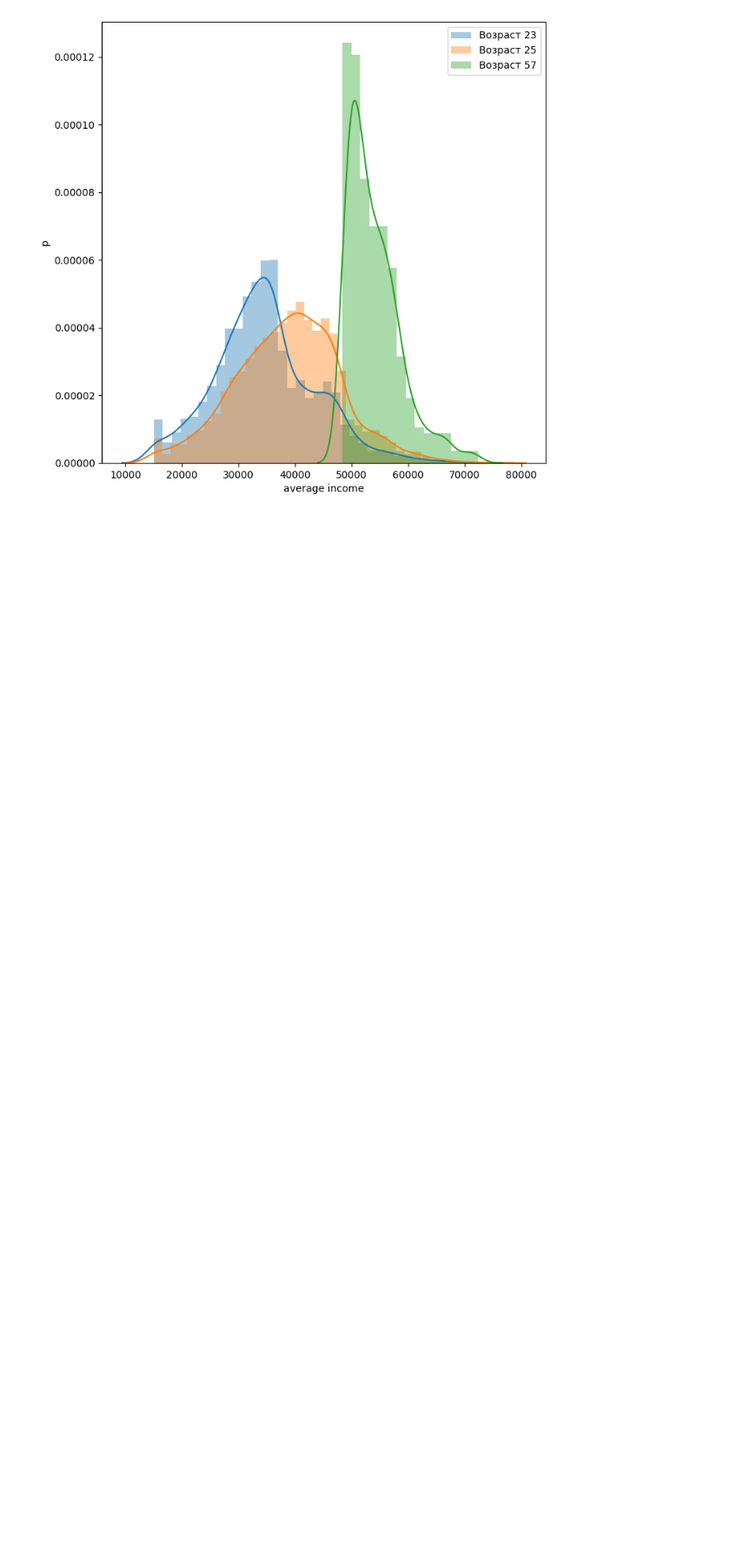
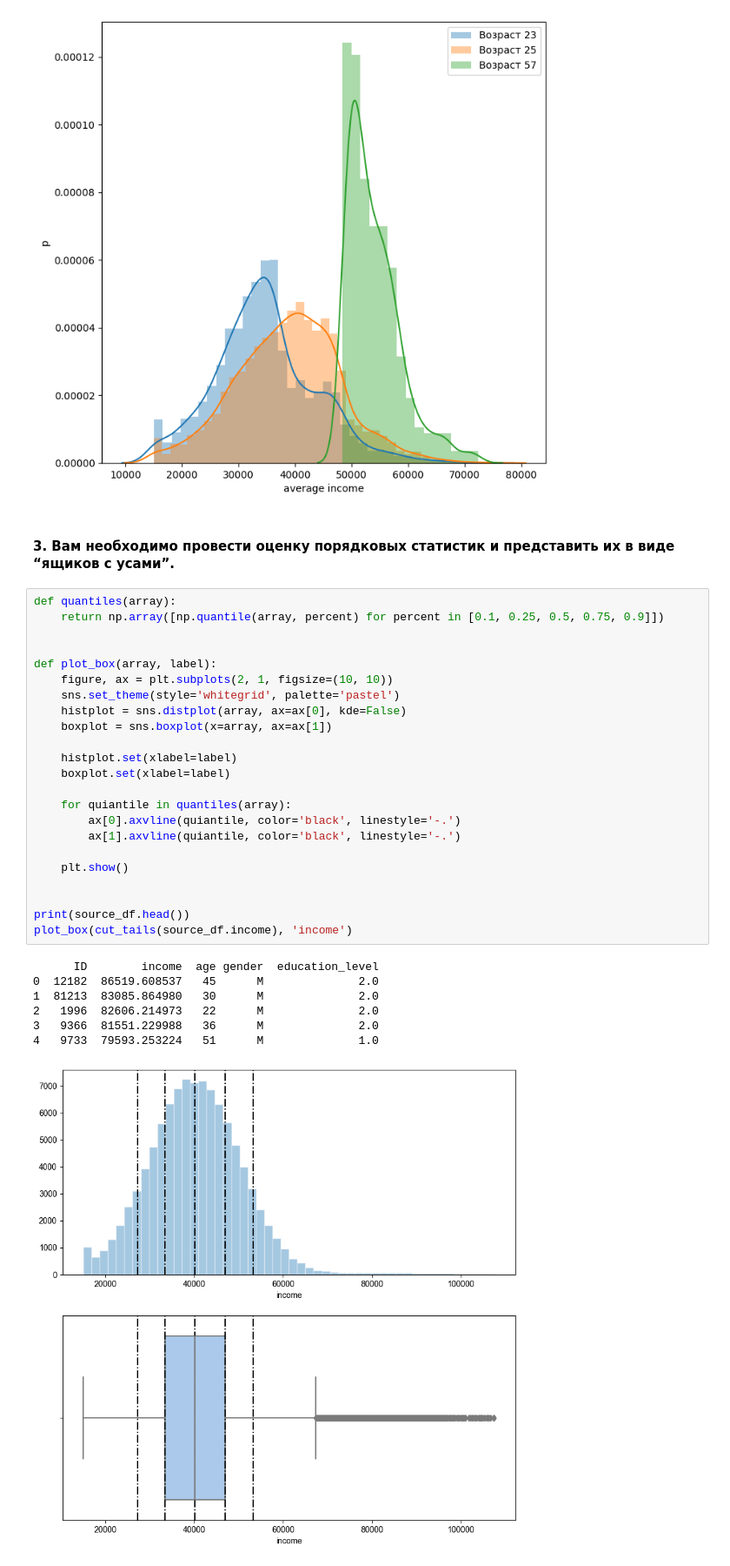
Before and after one commit to AnatolyPershinov/MFML_labs, a Jupyter notebook: lr1/salary/salary.ipynb, the cells around one changed output. Shown: that part at 87% size. Cells and saved outputs as stored; diff of their text form; blank space fills up the shorter version.

```diff
--- a/lr1/salary/salary.ipynb
+++ b/lr1/salary/salary.ipynb
@@ -174,3 +186,36 @@ plt.legend()
 plt.show()
 # %% [output]
 [figure]
+# %% [markdown]
+#### 3. Вам необходимо провести оценку порядковых статистик и представить их в виде “ящиков с усами”.
+# %%
+def quantiles(array):
+    return np.array([np.quantile(array, percent) for percent in [0.1, 0.25, 0.5, 0.75, 0.9]])
+
+
+def plot_box(array, label):
+    figure, ax = plt.subplots(2, 1, figsize=(10, 10))
+    sns.set_theme(style='whitegrid', palette='pastel')
+    histplot = sns.distplot(array, ax=ax[0], kde=False)
+    boxplot = sns.boxplot(x=array, ax=ax[1])
+
+    histplot.set(xlabel=label)
+    boxplot.set(xlabel=label)
+
+    for quiantile in quantiles(array):
+        ax[0].axvline(quiantile, color='black', linestyle='-.')
+        ax[1].axvline(quiantile, color='black', linestyle='-.')
+
+    plt.show()
+
+
+print(source_df.head())
+plot_box(cut_tails(source_df.income), 'income')
+# %% [output]
+      ID        income  age gender  education_level
+0  12182  86519.608537   45      M              2.0
+1  81213  83085.864980   30      M              2.0
+2   1996  82606.214973   22      M              2.0
+3   9366  81551.229988   36      M              2.0
+4   9733  79593.253224   51      M              1.0
+[figure, added]
```
Also changed, not shown: parts of 18 cells of this notebook.
